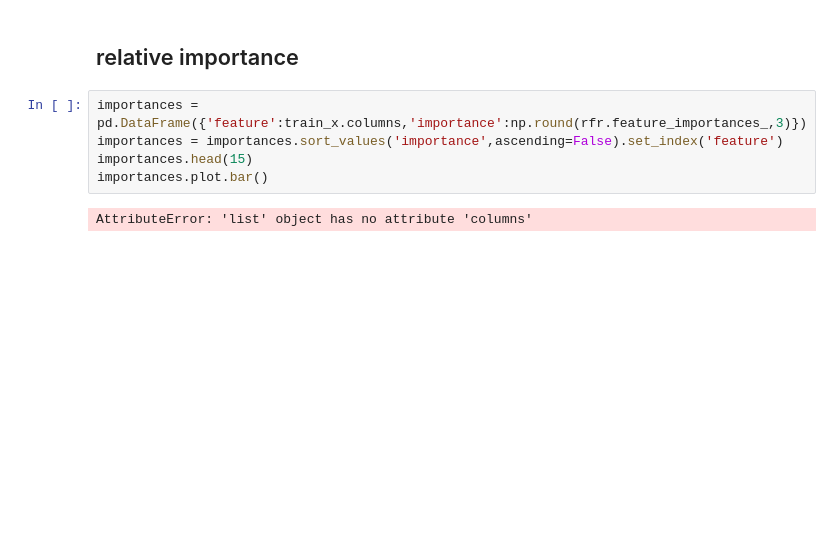
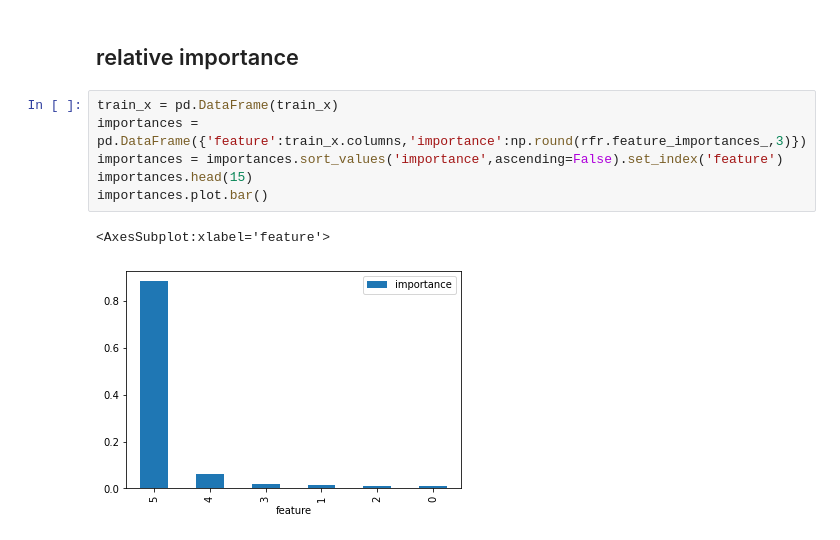
Before and after one commit to csemahmud/AI, a Jupyter notebook: Python/toyota_regression.ipynb, the cells around one changed output. Drawn from its saved outputs; the diff is of its cells as text; blank space fills up the shorter version.

```diff
--- a/Python/toyota_regression.ipynb
+++ b/Python/toyota_regression.ipynb
@@ -202,9 +202,11 @@ max deviation= 837.0900000000001
 # %% [markdown]
 ## relative importance
 # %%
+train_x = pd.DataFrame(train_x)
 importances = pd.DataFrame({'feature':train_x.columns,'importance':np.round(rfr.feature_importances_,3)})
 importances = importances.sort_values('importance',ascending=False).set_index('feature')
 importances.head(15)
 importances.plot.bar()
 # %% [output]
-AttributeError: 'list' object has no attribute 'columns'
+<AxesSubplot:xlabel='feature'>
+[figure, added]
```
Also changed, not shown: parts of 2 cells of this notebook, 5 other files.
